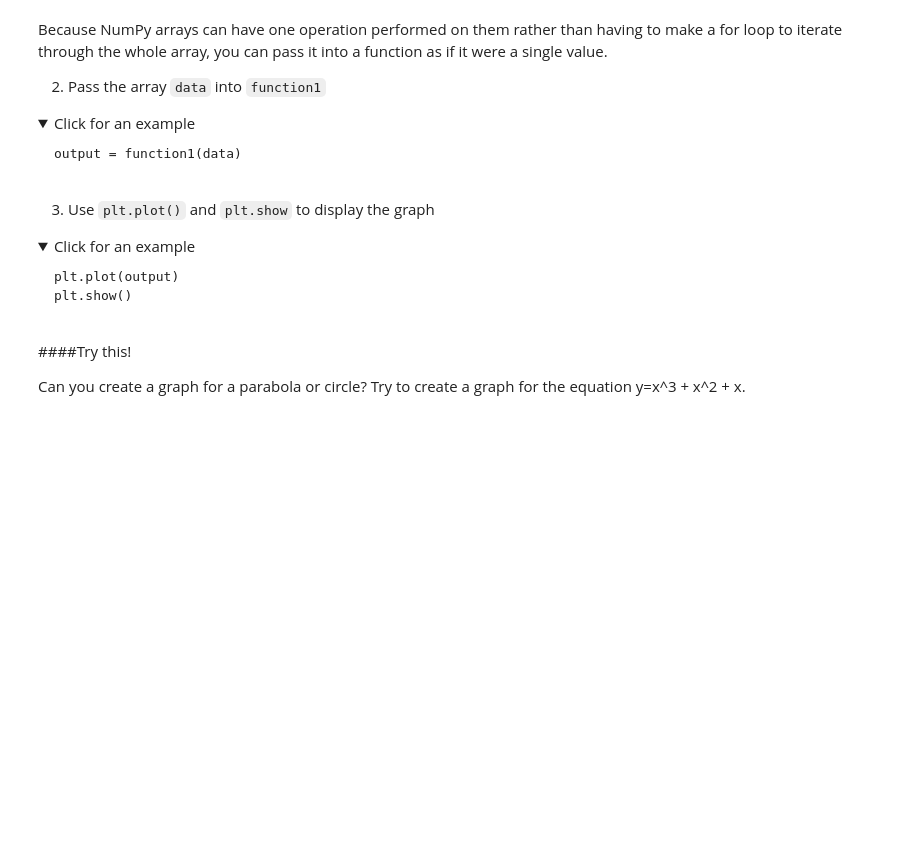
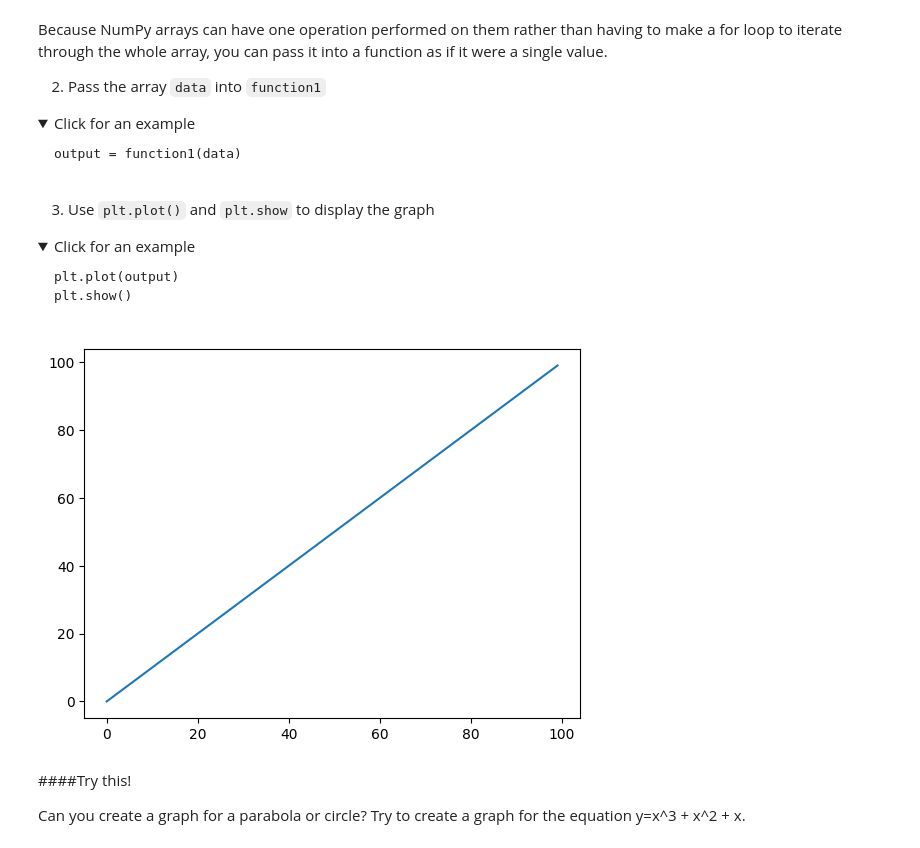
Before and after one commit to MuChi2112/Machine-Learning, a Jupyter notebook: 3_1_Intro_to_Libraries.ipynb, the cells around one changed output. Saved outputs shown, nothing was run; the diff lists cells and outputs as text; code cells hidden in the pictures; folded sections open; blank space fills up the shorter version.

```diff
--- a/3_1_Intro_to_Libraries.ipynb
+++ b/3_1_Intro_to_Libraries.ipynb
@@ -330,6 +389,10 @@ plt.show()
 </details>
 # %%
 # Add your code to display the graph here:
+plt.plot(data)
+plt.show()
+# %% [output]
+[figure, added]
 # %% [markdown]
 ####Try this!
 
```
Also changed, not shown: parts of 24 cells of this notebook.
